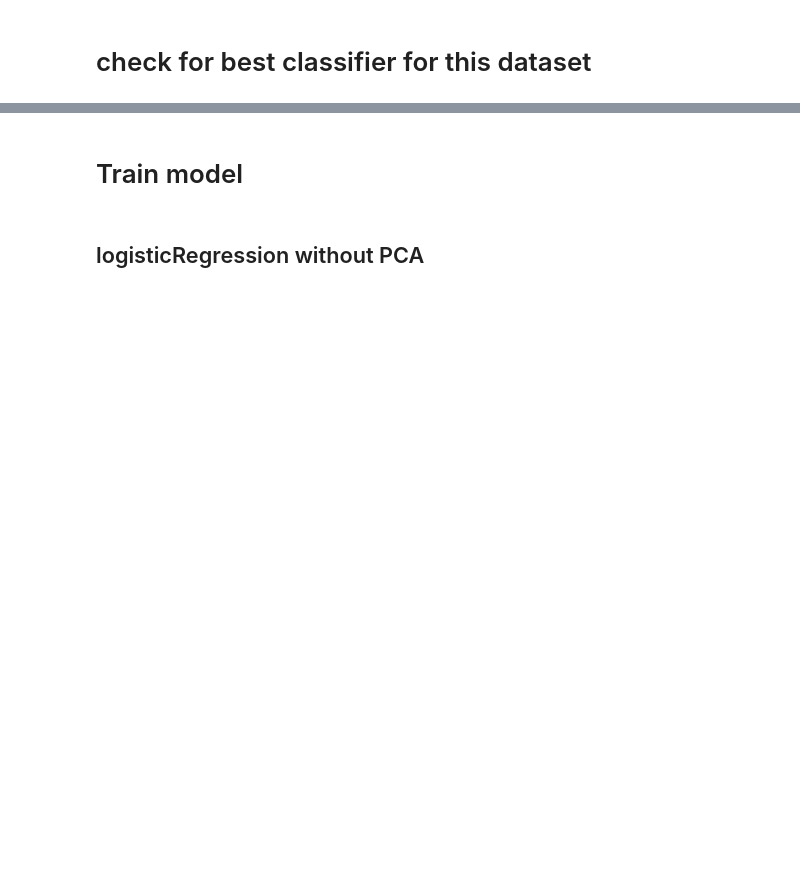
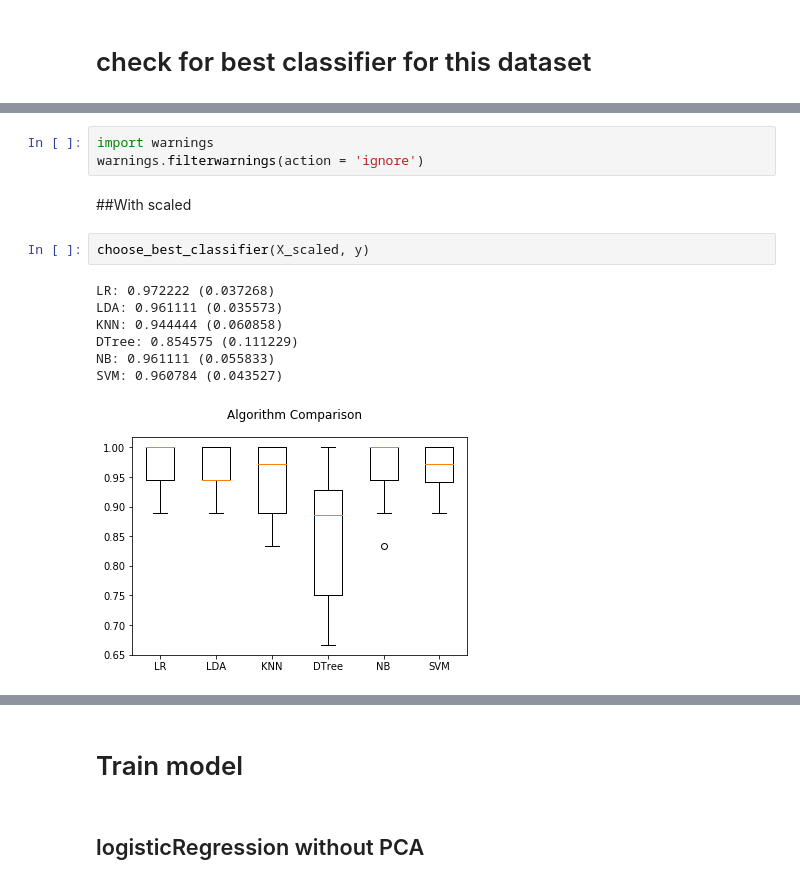
Before and after one commit to noushadkhan01/Projects, a Jupyter notebook: Machine-Learning/Dimensionality-Reduction-Techniques/PCA/PCA_on_multi_class_wine_dataset.ipynb, the cells around one changed output, grey strips where cells are left out. Saved outputs shown, nothing was run; the diff lists cells and outputs as text; blank space fills up the shorter version.

```diff
--- a/Machine-Learning/Dimensionality-Reduction-Techniques/PCA/PCA_on_multi_class_wine_dataset.ipynb
+++ b/Machine-Learning/Dimensionality-Reduction-Techniques/PCA/PCA_on_multi_class_wine_dataset.ipynb
@@ -90,0 +107,15 @@ SVM: 0.408571 (0.130806)
+# %%
+import warnings
+warnings.filterwarnings(action = 'ignore')
+# %% [markdown]
+##With scaled
+# %%
+choose_best_classifier(X_scaled, y)
+# %% [output]
+LR: 0.972222 (0.037268)
+LDA: 0.961111 (0.035573)
+KNN: 0.944444 (0.060858)
+DTree: 0.854575 (0.111229)
+NB: 0.961111 (0.055833)
+SVM: 0.960784 (0.043527)
+[figure, added]
```
Also changed, not shown: parts of 24 cells of this notebook.
